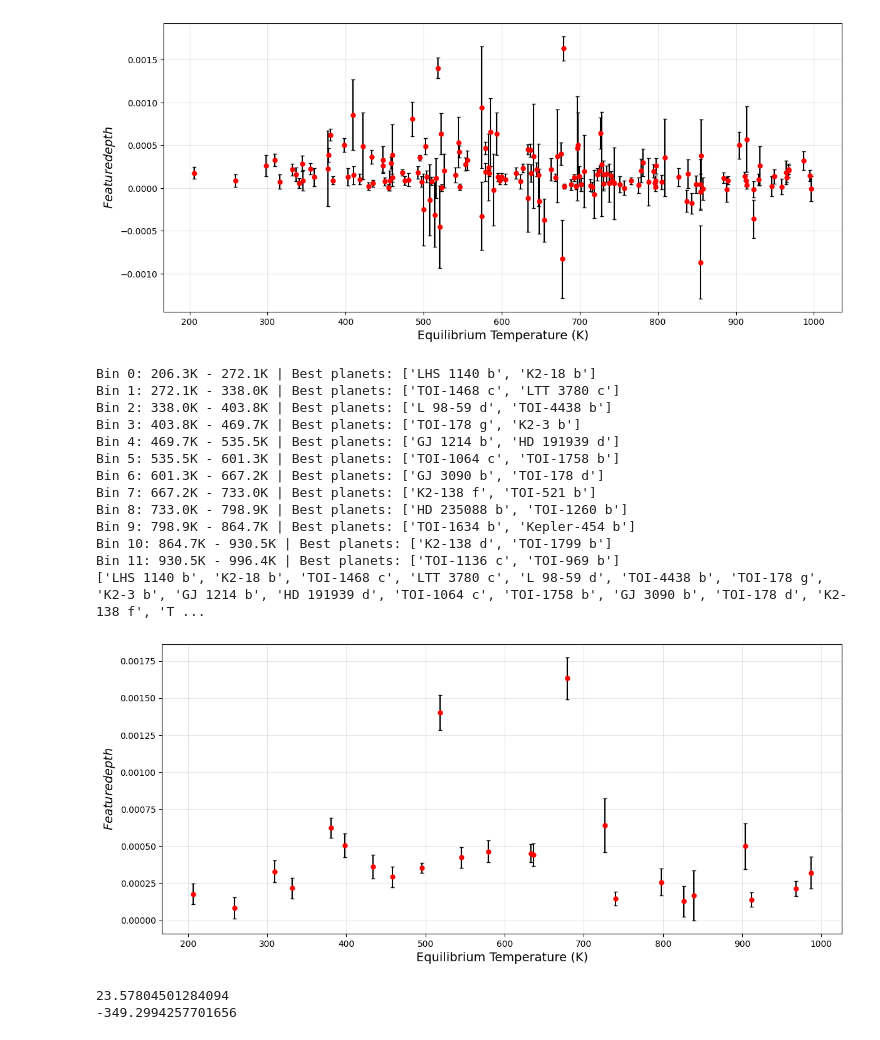
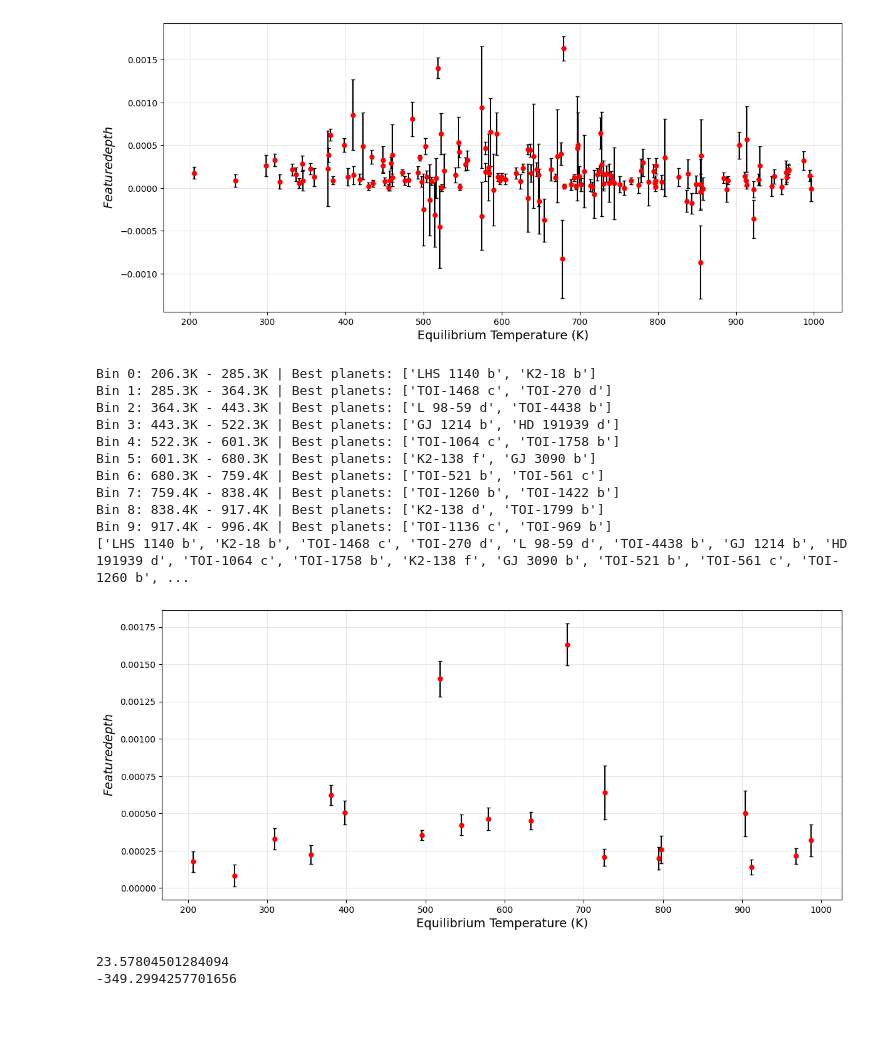
Before and after one commit to JackDavidMaher/Group-Studies---Exoplanets, a Jupyter notebook: Code/Miles_comparison_code.ipynb, the cells around one changed output. Saved outputs shown, nothing was run; the diff lists cells and outputs as text; code cells hidden in the pictures.

```diff
--- a/Code/Miles_comparison_code.ipynb
+++ b/Code/Miles_comparison_code.ipynb
@@ -97,7 +97,7 @@ height_over_error   = Feature_heights / Feature_heights_err
 T_eq       = array_1.iloc[:, 1]
 T_eq_error = array_1.iloc[:, 2]
 
-Bin_number   = 12
+Bin_number   = 10
 good_planets = []
 
 N = 2  # Change this to however many top planets you want per bin
@@ -106,47 +106,45 @@ bin_edges = np.linspace(T_eq.min(), T_eq.max(), Bin_number + 1)
 for i in range(Bin_number):
     lower = bin_edges[i]
     upper = bin_edges[i + 1]
 
     if i == 0:
         mask = (T_eq >= lower) & (T_eq <= upper)
     else:
         mask = (T_eq > lower) & (T_eq <= upper)
 
     subset         = height_over_error[mask]
     ordered_subset = subset.sort_values(ascending=False)
 
     # Slice the top N (or fewer if the bin has less than N planets)
     top_n = ordered_subset.head(N)
 
     print(f'Bin {i}: {lower:.1f}K - {upper:.1f}K | Best planets: {[array_1.iloc[idx, 0] for idx in top_n.index]}')
 
     good_planets.extend(top_n.index.tolist())
 
 
 print(array_1.iloc[good_planets,0].tolist())  # Print planet names for all good planets
 plt.figure(figsize=(14, 6))
 plt.errorbar(array_1.iloc[good_planets, 1], array_1.iloc[good_planets, 3], array_1.iloc[good_planets, 4],
              fmt='o', markersize=5, color='red', ecolor='black', capsize=2, label='Feature bin')
 plt.xlabel('Equilibrium Temperature (K)', fontsize=14)
 plt.ylabel('$Feature depth$', fontsize=14)
 plt.grid(True, which='major', alpha=0.3, linestyle='-', linewidth=0.8)
 plt.grid(True, which='minor', alpha=0.15, linestyle=':', linewidth=0.5)
 plt.show()
 # %% [output]
-Bin 0: 206.3K - 272.1K | Best planets: ['LHS 1140 b', 'K2-18 b']
-Bin 1: 272.1K - 338.0K | Best planets: ['TOI-1468 c', 'LTT 3780 c']
-Bin 2: 338.0K - 403.8K | Best planets: ['L 98-59 d', 'TOI-4438 b']
-Bin 3: 403.8K - 469.7K | Best planets: ['TOI-178 g', 'K2-3 b']
-Bin 4: 469.7K - 535.5K | Best planets: ['GJ 1214 b', 'HD 191939 d']
-Bin 5: 535.5K - 601.3K | Best planets: ['TOI-1064 c', 'TOI-1758 b']
-Bin 6: 601.3K - 667.2K | Best planets: ['GJ 3090 b', 'TOI-178 d']
-Bin 7: 667.2K - 733.0K | Best planets: ['K2-138 f', 'TOI-521 b']
-Bin 8: 733.0K - 798.9K | Best planets: ['HD 235088 b', 'TOI-1260 b']
-Bin 9: 798.9K - 864.7K | Best planets: ['TOI-1634 b', 'Kepler-454 b']
-Bin 10: 864.7K - 930.5K | Best planets: ['K2-138 d', 'TOI-1799 b']
-Bin 11: 930.5K - 996.4K | Best planets: ['TOI-1136 c', 'TOI-969 b']
-['LHS 1140 b', 'K2-18 b', 'TOI-1468 c', 'LTT 3780 c', 'L 98-59 d', 'TOI-4438 b', 'TOI-178 g', 'K2-3 b', 'GJ 1214 b', 'HD 191939 d', 'TOI-1064 c', 'TOI-1758 b', 'GJ 3090 b', 'TOI-178 d', 'K2-138 f', 'T ...
+Bin 0: 206.3K - 285.3K | Best planets: ['LHS 1140 b', 'K2-18 b']
+Bin 1: 285.3K - 364.3K | Best planets: ['TOI-1468 c', 'TOI-270 d']
+Bin 2: 364.3K - 443.3K | Best planets: ['L 98-59 d', 'TOI-4438 b']
+Bin 3: 443.3K - 522.3K | Best planets: ['GJ 1214 b', 'HD 191939 d']
+Bin 4: 522.3K - 601.3K | Best planets: ['TOI-1064 c', 'TOI-1758 b']
+Bin 5: 601.3K - 680.3K | Best planets: ['K2-138 f', 'GJ 3090 b']
+Bin 6: 680.3K - 759.4K | Best planets: ['TOI-521 b', 'TOI-561 c']
+Bin 7: 759.4K - 838.4K | Best planets: ['TOI-1260 b', 'TOI-1422 b']
+Bin 8: 838.4K - 917.4K | Best planets: ['K2-138 d', 'TOI-1799 b']
+Bin 9: 917.4K - 996.4K | Best planets: ['TOI-1136 c', 'TOI-969 b']
+['LHS 1140 b', 'K2-18 b', 'TOI-1468 c', 'TOI-270 d', 'L 98-59 d', 'TOI-4438 b', 'GJ 1214 b', 'HD 191939 d', 'TOI-1064 c', 'TOI-1758 b', 'K2-138 f', 'GJ 3090 b', 'TOI-521 b', 'TOI-561 c', 'TOI-1260 b', ...
-[figure, old version]
+[figure, new version]
 # %%
 array_1= pd.read_csv(r'C:\Users\Miles\OneDrive\Documents\uni stuff\Year 3\Group studies\Group-Studies---Exoplanets\Group 1 Full Loop Code\165 planets data\pandexo csv files\results20260205_175059.csv', comment='#')
 print(np.mean(array_1.iloc[:,3]))
```
Also changed, not shown: parts of 1 cell of this notebook, 3 other files.
